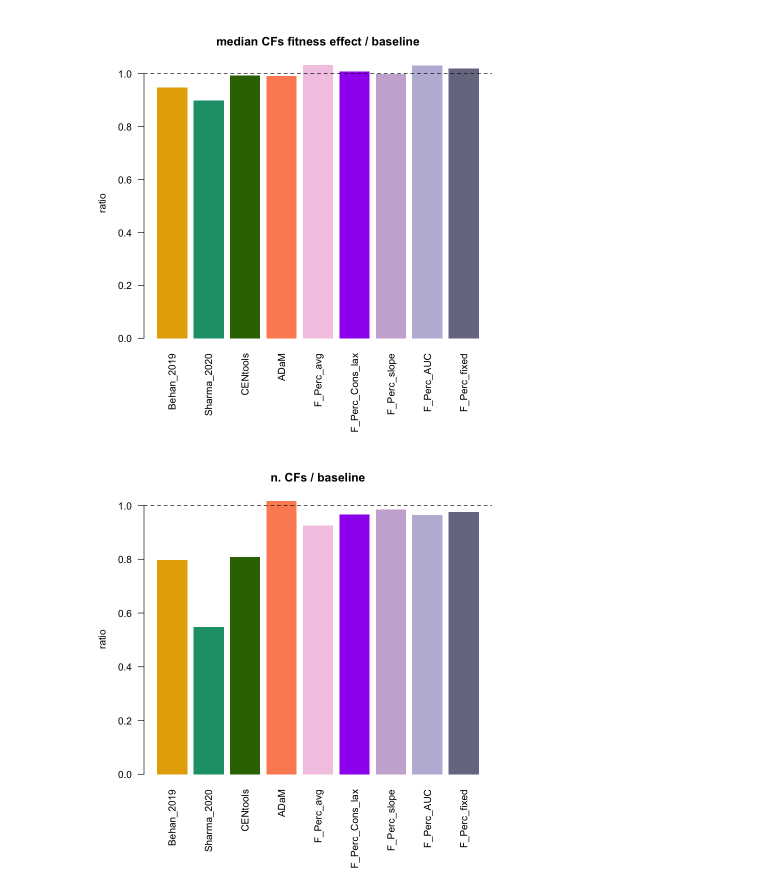
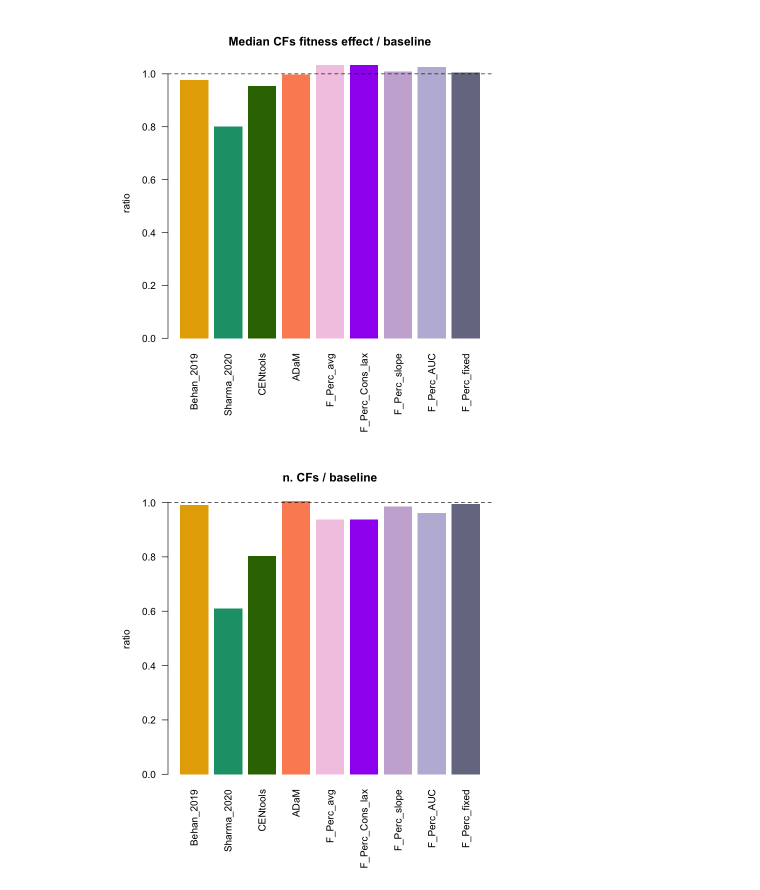
Before and after one commit to DepMap-Analytics/CoRe, a Jupyter notebook: notebooks/CoRe_Benchmarking.ipynb, the cells around one changed output. Saved outputs shown, nothing was run; the diff lists cells and outputs as text; code cells hidden in the pictures.

```diff
--- a/notebooks/CoRe_Benchmarking.ipynb
+++ b/notebooks/CoRe_Benchmarking.ipynb
@@ -311,19 +364,22 @@ abline(h=1,lty=2)
 # %%
+baselineRecalls<-100*unlist(lapply(baselineCFs,function(x){
+  length(intersect(x,signatures))/length(signatures)
+}))
+
+par(mar=c(8,6,4,2))
 plot(baselineRecalls,xlab='Baseline predictor of CF genes (essentials in >= n cell lines)',
-     ylab='% Recall of prior known essential genes not used for training',pch=16)
+     ylab='% Recall of prior known essential genes not used for training',pch=16,
+     main = 'BAGEL genes included')
 
 s0fun<-splinefun(baselineRecalls,1:length(baselineRecalls))
-
 abline(v=s0fun(observed_recalls),col=col[names(observed_recalls)],lwd=2)
 
 baseline_dep_cell_lines<-s0fun(observed_recalls)
 
 median_n_dependent_cell_lines<-
-  unlist(lapply(fCFs_sets,function(x){median(rowSums(bdep[intersect(x,rownames(bdep)),]))}))
+  unlist(lapply(fCFs_sets,function(x){median(rowSums(bdep[intersect(x,geneSet),]))}))
 
-par(mar=c(8,4,4,2))
 barplot(median_n_dependent_cell_lines/baseline_dep_cell_lines,col=col[names(median_n_dependent_cell_lines)],
-        las=2,main='median dependent cell lines on the CFs / baseline',
-        border=NA,ylab = 'ratio')
+        las=2, border=NA,ylab = 'Median dependent cell lines on the CFs / baseline')
 abline(h=1,lty=2)
 # %% [output]
@@ -332,32 +391,23 @@ abline(h=1,lty=2)
 # %%
-xx<-rownames(bdep)
-xx<-setdiff(xx,c(BAGEL_essential,curated_BAGEL_essential,curated_BAGEL_nonEssential))
-bdep<-bdep[xx,]
-scaled_depFC<-scaled_depFC[xx,]
+observed_sizes<-lapply(CFs_sets,length)
 
-median_dep<-
-  unlist(lapply(CFs_sets,function(x){median(apply(scaled_depFC[intersect(x,rownames(scaled_depFC)),],1,median))}))
+median_dep <- unlist(lapply(CFs_sets,
+                function(x){median(apply(scaled_depFC[intersect(x,geneSet),],1,median))}))
 
+baseline_dep <- unlist(lapply(baselineCFs[round(s0fun(observed_recalls))],
+                function(x){median(apply(scaled_depFC[intersect(x,geneSet),],1,median))}))
 
-baseline_dep<-unlist(lapply(baselineCFs[round(s0fun(observed_recalls))],
-                                    function(x){median(apply(scaled_depFC[intersect(x,rownames(scaled_depFC)),],1,median))}))
-
-par(mar=c(8,4,4,2))
+par(mar=c(8,6,4,2))
 barplot(median_dep/baseline_dep,col=col[names(median_dep)],
-        las=2,main='median CFs fitness effect / baseline',
-        border=NA,ylab = 'ratio')
+        las=2,main = 'Median CFs fitness effect / baseline', border=NA, ylab = 'ratio')
 abline(h=1,lty=2)
 
-
 baseline_size<-unlist(lapply(baselineCFs[round(s0fun(observed_recalls))],length))
-
 observed_sizes<-unlist(observed_sizes)
 
-par(mar=c(8,4,4,2))
 barplot(observed_sizes/baseline_size,col=col[names(observed_sizes)],
-        las=2,main='n. CFs / baseline',
-        border=NA,ylab = 'ratio')
+        las=2,main = 'n. CFs / baseline',border=NA, ylab = 'ratio')
 abline(h=1,lty=2)
 # %% [output]
-[figure, old version]
+[figure, new version]
-[figure, old version]
+[figure, new version]
```
Also changed, not shown: parts of 20 cells of this notebook.
